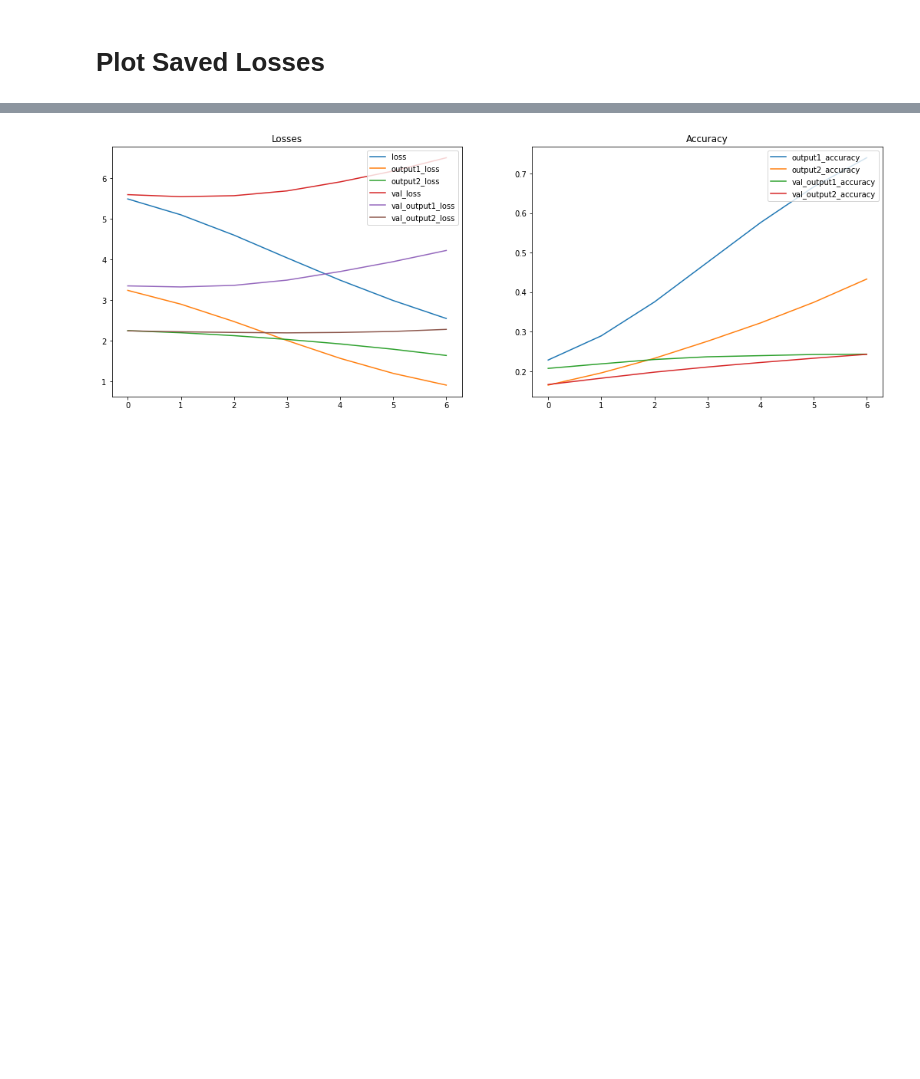
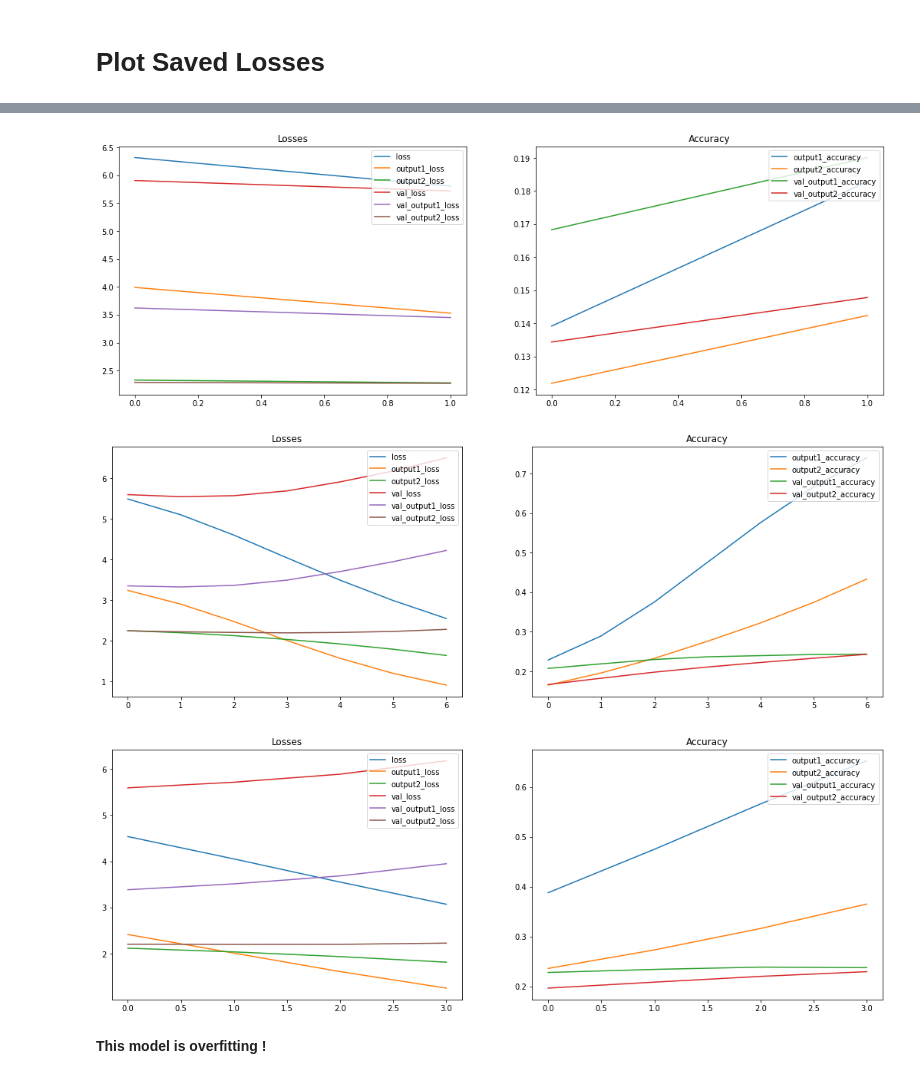
Before and after one commit to vtecftwy/metagenomics, a Jupyter notebook: nbs/2_02_EC_train_cnn_virus_colab.ipynb, the cells around one changed output, grey strips where cells are left out. Cells and saved outputs as stored; diff of their text form; code cells hidden in the pictures; blank space fills up the shorter version.

```diff
--- a/nbs/2_02_EC_train_cnn_virus_colab.ipynb
+++ b/nbs/2_02_EC_train_cnn_virus_colab.ipynb
@@ -154,14 +158,19 @@ EC_1_1Mseq--220831-1747-UTC-losses-002.json
 # %%
-with open(loss_files[1], 'r') as fp:
-    losses = pd.DataFrame(json.load(fp))
+for lossfile in loss_files:
+    with open(lossfile, 'r') as fp:
+        losses = pd.DataFrame(json.load(fp))
 
-_, (ax1, ax2) = plt.subplots(nrows=1, ncols=2, figsize=(18, 6))
-losses[[c for c in losses.columns if 'loss' in c]].plot(ax=ax1)
-ax1.legend(loc='upper right')
-ax1.set_title('Losses')
-losses[[c for c in losses.columns if 'loss' not in c]].plot(ax=ax2)
-ax2.legend(loc='upper right')
-ax2.set_title('Accuracy')
-plt.show()
+    _, (ax1, ax2) = plt.subplots(nrows=1, ncols=2, figsize=(18, 6))
+    losses[[c for c in losses.columns if 'loss' in c]].plot(ax=ax1)
+    ax1.legend(loc='upper right')
+    ax1.set_title('Losses')
+    losses[[c for c in losses.columns if 'loss' not in c]].plot(ax=ax2)
+    ax2.legend(loc='upper right')
+    ax2.set_title('Accuracy')
+    plt.show()
 # %% [output]
-[figure, old version]
+[figure, new version]
+[figure, added]
+[figure, added]
+# %% [markdown]
+**This model is overfitting !**
```
Also changed, not shown: parts of 5 cells of this notebook.
